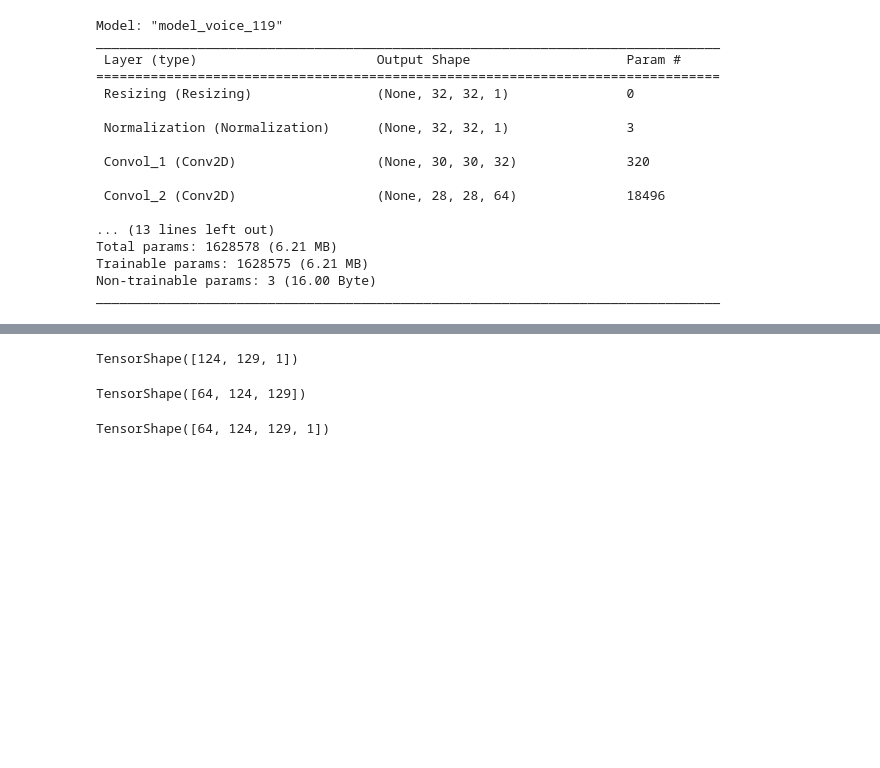
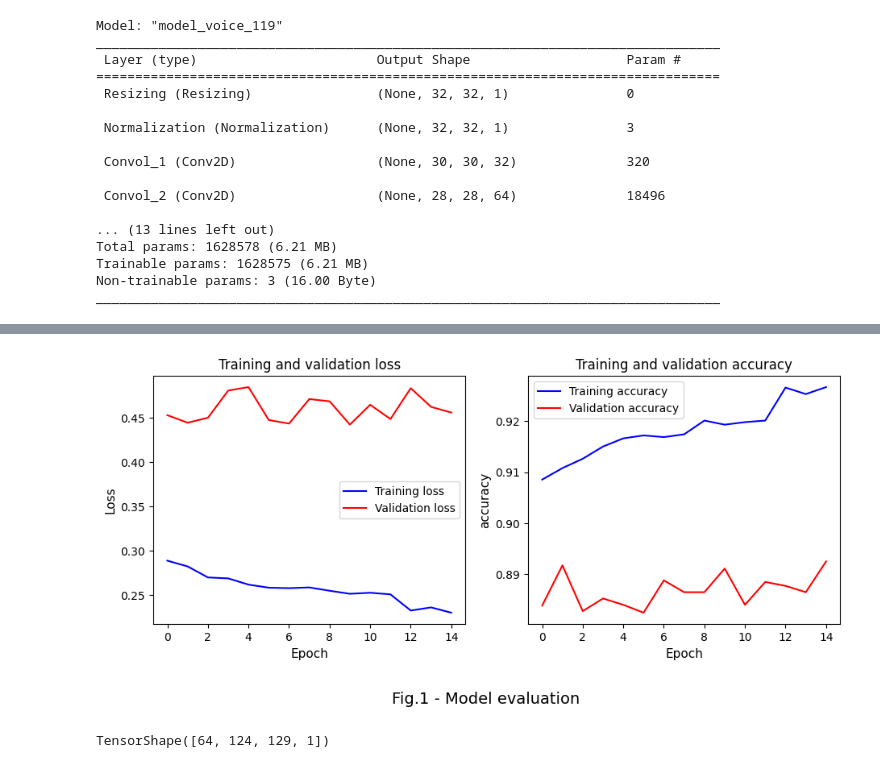
Before and after one commit to Alex1iv/speech_classification, a Jupyter notebook: notebooks/simple_audio.ipynb, the cells around one changed output, grey strips where cells are left out. Drawn from its saved outputs; the diff is of its cells as text; code cells hidden in the pictures; blank space fills up the shorter version.

Commit message:
evaluate model's performance

```diff
--- a/notebooks/simple_audio.ipynb
+++ b/notebooks/simple_audio.ipynb
@@ -405,7 +405,7 @@ ________________________________________________________________________________
 # %%
 from keras.callbacks import ModelCheckpoint, EarlyStopping, ReduceLROnPlateau
 
-def callbacks_1(model_name:str, path_models:str,
+def callbacks(model_name:str, path_models:str,
     reduce_patience:int,
     stop_patience:int,
     monitor:str,
@@ -450,7 +450,7 @@ def callbacks_1(model_name:str, path_models:str,
     )
 
     checkpoint = ModelCheckpoint(
-        filepath=os.path.join(path_models, model_name + '_model'), #'_model.tf' '_model.x' '_model.keras'
+        filepath=os.path.join(path_models, model_name + '.weights.h5'), #'_model.tf' '_model.x' '_model.keras'
         #save_format="tf", # saves a subclassed model
         save_best_only=save_best_only,
         save_weights_only=save_weights_only,
@@ -476,7 +476,7 @@ cb={"model_name":'Model_voice',
     "monitor":"val_accuracy",
     "verbose":1,
     "mode":"max",
-    'save_weights_only':False,
+    'save_weights_only':True,
     "save_best_only": True,
     "restore_best_weights": True,
     "factor": 0.9}
@@ -487,10 +487,11 @@ model.compile(
     metrics=['accuracy']
 )
 
-EPOCHS = 2
+EPOCHS = 15
 history = model.fit(
     train_spectrogram_ds,
     validation_data=val_spectrogram_ds,
     epochs=EPOCHS,
     callbacks=callbacks_1(path_models=path_models, **cb) #tf.keras.callbacks.EarlyStopping(verbose=1, patience=2),
 )
+clear_output(wait=False)
@@ -508,11 +498,49 @@ INFO:tensorflow:Assets written to: ../models\Model_voice_model\assets
-# %%
-my_shape
-# %% [output]
-TensorShape([124, 129, 1])
-# %%
-tf.squeeze(X[0]).shape
-# %% [output]
-TensorShape([64, 124, 129])
+# %%
+def plot_history(history, plot_counter:int=None):
+    """Функция визуализации процесса обучения модели.
+    Аргументы:
+    history - история обучения модели,
+    plot_counter - порядковый номер рисунка.
+    """
+    #f1_sc = history.history['f1']
+    accuracy = history.history['accuracy']
+    loss = history.history['loss']
+
+    #f1_sc_val = history.history['val_f1']  # на валидационной выборке
+    val_accuracy = history.history['val_accuracy']
+    val_loss = history.history['val_loss']
+
+    epochs = range(len(loss))#f1_sc
+
+    # визуализация систем координат
+    fig, ax = plt.subplots(nrows=1, ncols=2, figsize=(11, 4))
+
+    ax[0].plot(epochs, loss, 'b', label='Training loss')
+    ax[0].plot(epochs, val_loss, 'r', label='Validation loss')
+    ax[0].set_xlabel('Epoch', size=11)
+    ax[0].set_ylabel('Loss', size=11)
+    ax[0].set_title('Training and validation loss', size=12)
+    ax[0].legend()
+
+    #ax[1].plot(epochs, f1_sc, 'b', label='Training accuracy')
+    #ax[1].plot(epochs, f1_sc_val, 'r', label='Training accuracy')
+    ax[1].plot(epochs, accuracy, 'b', label='Training accuracy')
+    ax[1].plot(epochs, val_accuracy, 'r', label='Validation accuracy')
+    ax[1].set_xlabel('Epoch', size=11)
+    ax[1].set_ylabel('accuracy', size=11)
+    ax[1].set_title(f"Training and validation accuracy", size=12)
+    ax[1].legend()
+    if plot_counter:
+    	fig.suptitle(f"Fig.{plot_counter} - Model learning", y=-0.1, fontsize=14)
+    else:
+        plot_counter = 1
+        fig.suptitle(f"Fig.{plot_counter} - Model evaluation", y=-0.1, fontsize=14)
+    #fig.savefig(f'../logs_and_figures/fig_{plot_counter}.png')
+    # fig.show(); #- не вызывать для корретного логгирования
+
+plot_history(history)
+# %% [output]
+[figure, added]
 # %%
 X[0].shape
 # %% [output]
```
Also changed, not shown: parts of 2 cells of this notebook.
